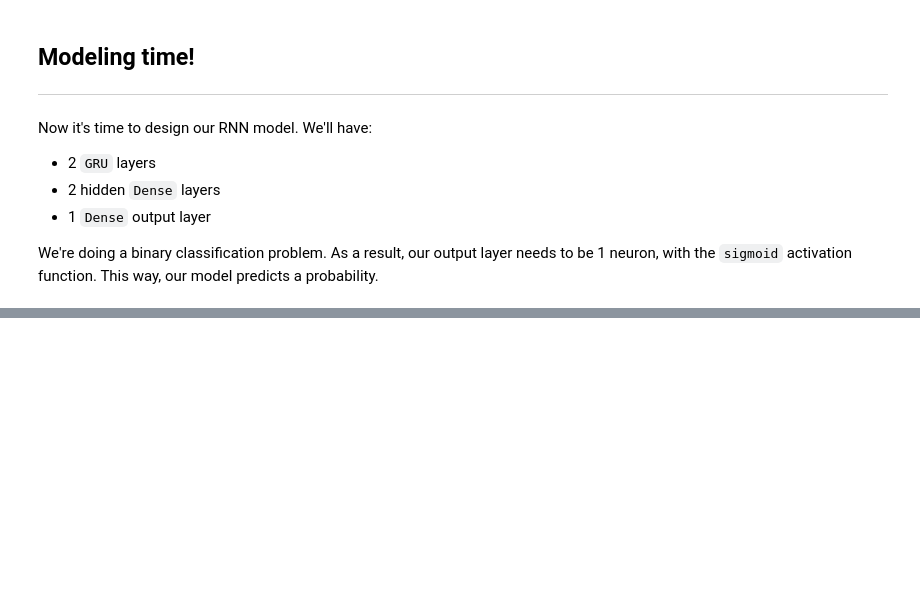
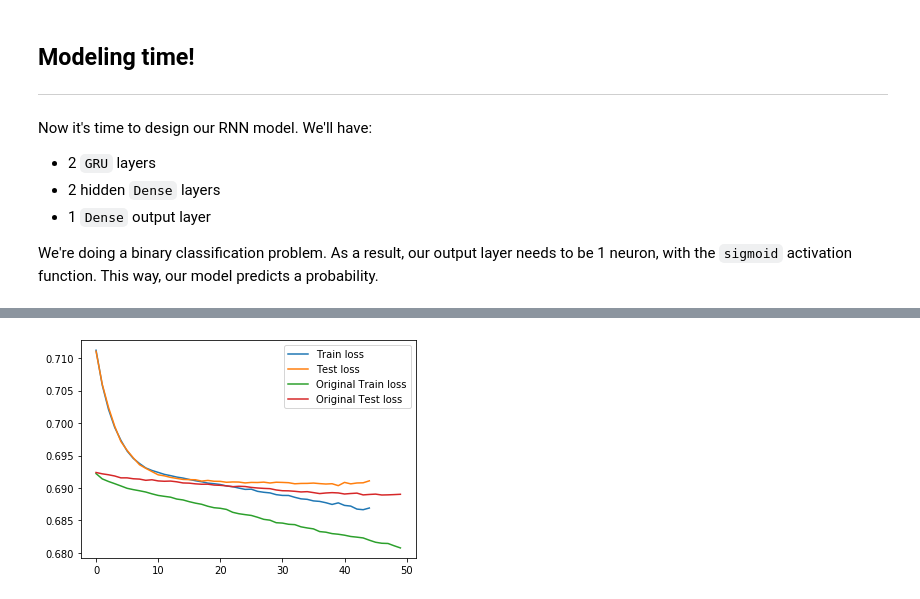
Before and after one commit to ga-curriculum/lesson-rnn, a Jupyter notebook: solution-code/solution-code.ipynb, the cells around one changed output, grey strips where cells are left out. Cells and saved outputs as stored; diff of their text form; code cells hidden in the pictures; blank space fills up the shorter version.

```diff
--- a/solution-code/solution-code.ipynb
+++ b/solution-code/solution-code.ipynb
@@ -280,0 +280,17 @@ plt.legend();
+# %%
+# Add early stopping
+from tensorflow.keras.callbacks import EarlyStopping
+
+model2 = Sequential()
+model2.add(GRU(8, input_shape=(3, 8), return_sequences=True)) # True if next layer is RNN
+model2.add(GRU(8, return_sequences=False)) # False if next layer is Dense
+
+model2.add(Dense(4, activation='relu'))
+
+model2.add(Dense(1, activation='sigmoid'))
+
+model2.compile(optimizer='adam', loss='bce', metrics=['acc'])
+
+es = EarlyStopping(patience = 5)
+
+history2 = model2.fit(train_sequences, validation_data=test_sequences, epochs=100, batch_size = 64, callbacks = [es])
@@ -280,0 +315,8 @@ plt.legend();
+# %%
+plt.plot(history2.history['loss'], label='Train loss')
+plt.plot(history2.history['val_loss'], label='Test loss')
+plt.plot(history.history['loss'], label='Original Train loss')
+plt.plot(history.history['val_loss'], label='Original Test loss')
+plt.legend();
+# %% [output]
+[figure, added]
```
Also changed, not shown: parts of 8 cells of this notebook, 3 other files.
